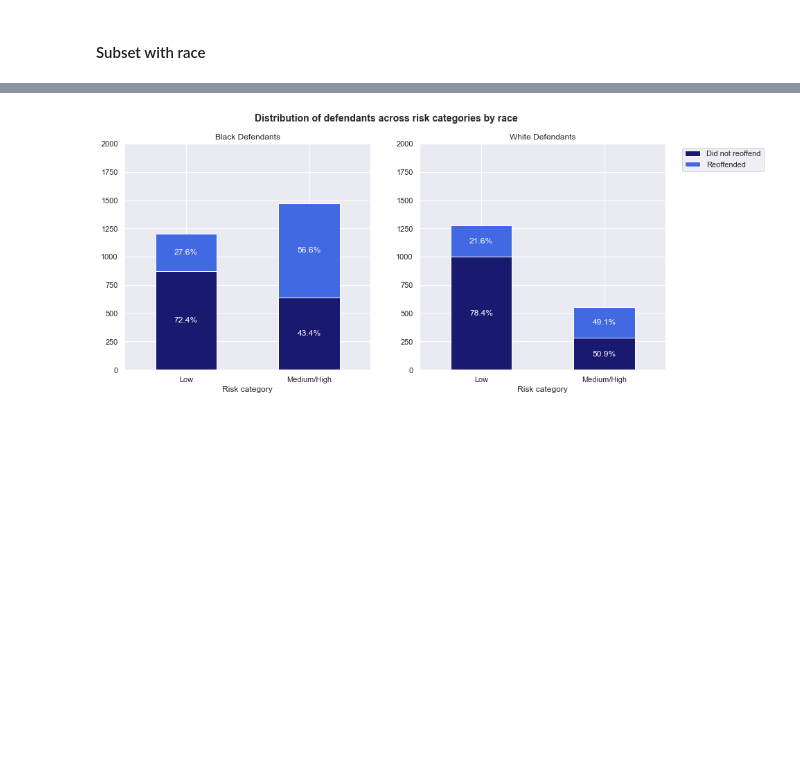
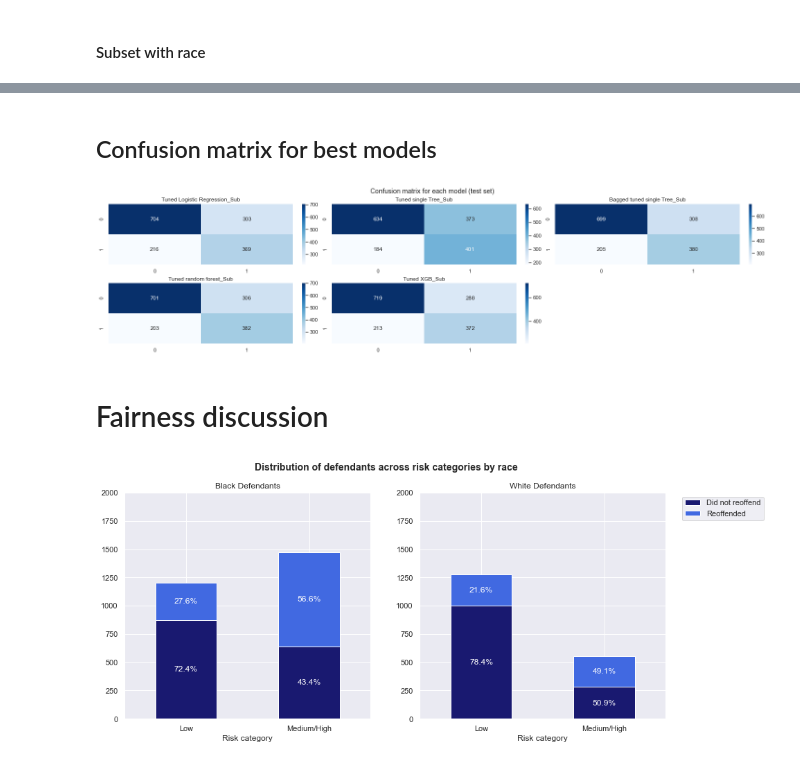
Before and after one commit to Heity94/Compas-recidivism-analysis, a Jupyter notebook: notebooks/Philipp/Final_presentation.ipynb, the cells around one changed output, grey strips where cells are left out. Saved outputs shown, nothing was run; the diff lists cells and outputs as text; code cells hidden in the pictures; blank space fills up the shorter version.

```diff
--- a/notebooks/Philipp/Final_presentation.ipynb
+++ b/notebooks/Philipp/Final_presentation.ipynb
@@ -1476,3 +1742,23 @@ grid_results_list.append(grid_XGB_rs)
+# %% [markdown]
+## Confusion matrix for best models
+# %%
+# confusion matrixes
+fig, ax = plt.subplots(2,3, figsize=(20,5), constrained_layout=True)
+fig.suptitle('Confusion matrix for each model (test set)')
+ax = ax.ravel()
+ax[-1].set_visible(False)
+i=0
+
+for name, model in dict_best.items():
+    y_pred = model.predict(X_test)
+    cf_matrix = confusion_matrix(y_test, y_pred)
+    sns.heatmap(cf_matrix, annot=True, ax=ax[i], fmt='d', cmap='Blues')
+    ax[i].set_title(name, fontsize=12)
+    i+=1
+# %% [output]
+[figure, added]
+# %% [markdown]
+# Fairness discussion
 # %%
 #Select relevant columns
 df_small = df[["sex","age_cat", "race", "score_text", "two_year_recid"]].copy()
```
Also changed, not shown: parts of 140 cells of this notebook, 4 other files.
